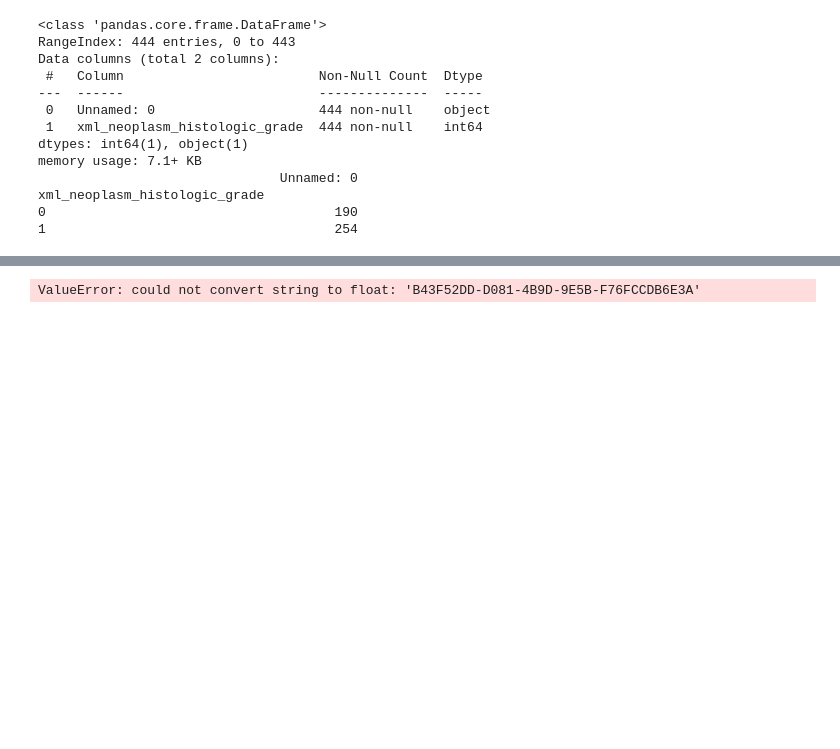
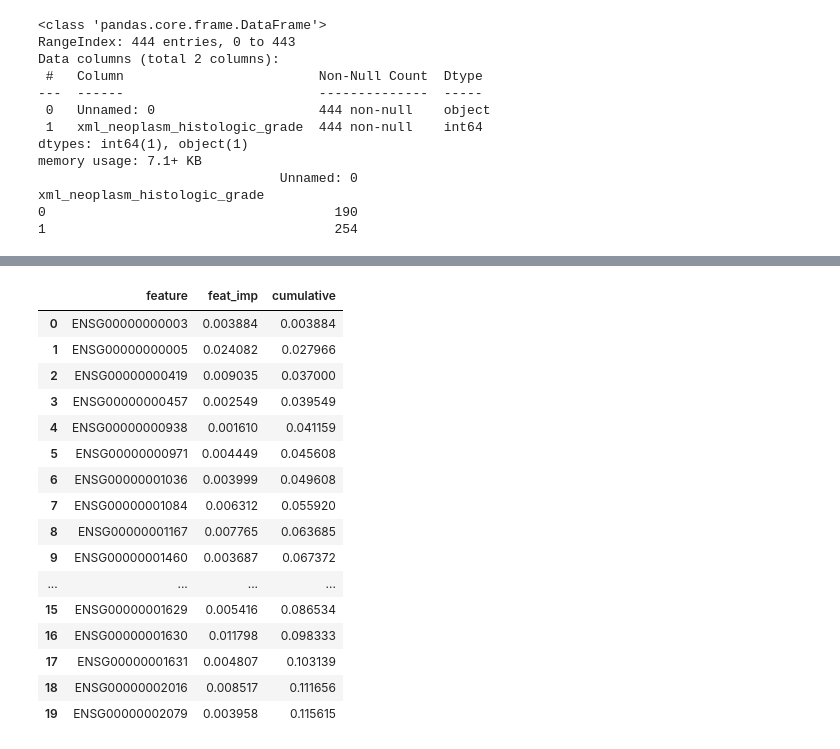
Before and after one commit to gkant06/ML-for-Science_Linear-models, a Jupyter notebook: Linear Models_Homework 3_Gautami Kant.ipynb, the cells around one changed output, grey strips where cells are left out. Saved outputs shown, nothing was run; the diff lists cells and outputs as text; code cells hidden in the pictures; blank space fills up the shorter version.

```diff
--- a/Linear Models_Homework 3_Gautami Kant.ipynb
+++ b/Linear Models_Homework 3_Gautami Kant.ipynb
@@ -260,16 +201,33 @@ Pipeline(steps=[('scaler', Normalizer()), ('selector', VarianceThreshold()),
-# %%
-## Y-Randomization
-
-from y_scramble import Scrambler
-from sklearn.tree import DecisionTreeClassifier
-
-model = DecisionTreeClassifier()
-scrambler = Scrambler(model=model, iterations=100)
-
-scores, zscores, pvalues, significances = scrambler.validate(
-    X_train, y_train,
-    scoring="accuracy",
-    cross_val_score_aggregator="mean",
-    pvalue_threshold=0.01)
-# %% [output]
-ValueError: could not convert string to float: 'B43F52DD-D081-4B9D-9E5B-F76FCCDB6E3A'
+# %%
+## Using logistic regression (our best model) to obtain the top 20 metrics
+
+model = log_reg_0
+feature_df=pd.DataFrame({'feature':list(X_train_1.columns),'feat_imp':[abs(i) for i in model.coef_[0]]})
+feature_df.sort_values('feat_imp',ascending=False)
+feature_df['cumulative'] = 0
+
+feature_df['cumulative'][0] = feature_df['cumulative'][0] + feature_df['feat_imp'][0]
+
+for i in tqdm(range(1,len(feature_df))):
+    feature_df['cumulative'][i] = feature_df['feat_imp'][i] + feature_df['cumulative'][i-1]
+
+
+feature_df.head(20)
+# %% [output]
+|  | feature | feat_imp | cumulative |
+| 0 | ENSG00000000003 | 0.003884 | 0.003884 |
+| 1 | ENSG00000000005 | 0.024082 | 0.027966 |
+| 2 | ENSG00000000419 | 0.009035 | 0.037000 |
+| 3 | ENSG00000000457 | 0.002549 | 0.039549 |
+| 4 | ENSG00000000938 | 0.001610 | 0.041159 |
+| 5 | ENSG00000000971 | 0.004449 | 0.045608 |
+| 6 | ENSG00000001036 | 0.003999 | 0.049608 |
+| 7 | ENSG00000001084 | 0.006312 | 0.055920 |
+| 8 | ENSG00000001167 | 0.007765 | 0.063685 |
+| 9 | ENSG00000001460 | 0.003687 | 0.067372 |
+| ... | ... | ... | ... |
+| 15 | ENSG00000001629 | 0.005416 | 0.086534 |
+| 16 | ENSG00000001630 | 0.011798 | 0.098333 |
+| 17 | ENSG00000001631 | 0.004807 | 0.103139 |
+| 18 | ENSG00000002016 | 0.008517 | 0.111656 |
+| 19 | ENSG00000002079 | 0.003958 | 0.115615 |
```
Also changed, not shown: parts of 18 cells of this notebook.
